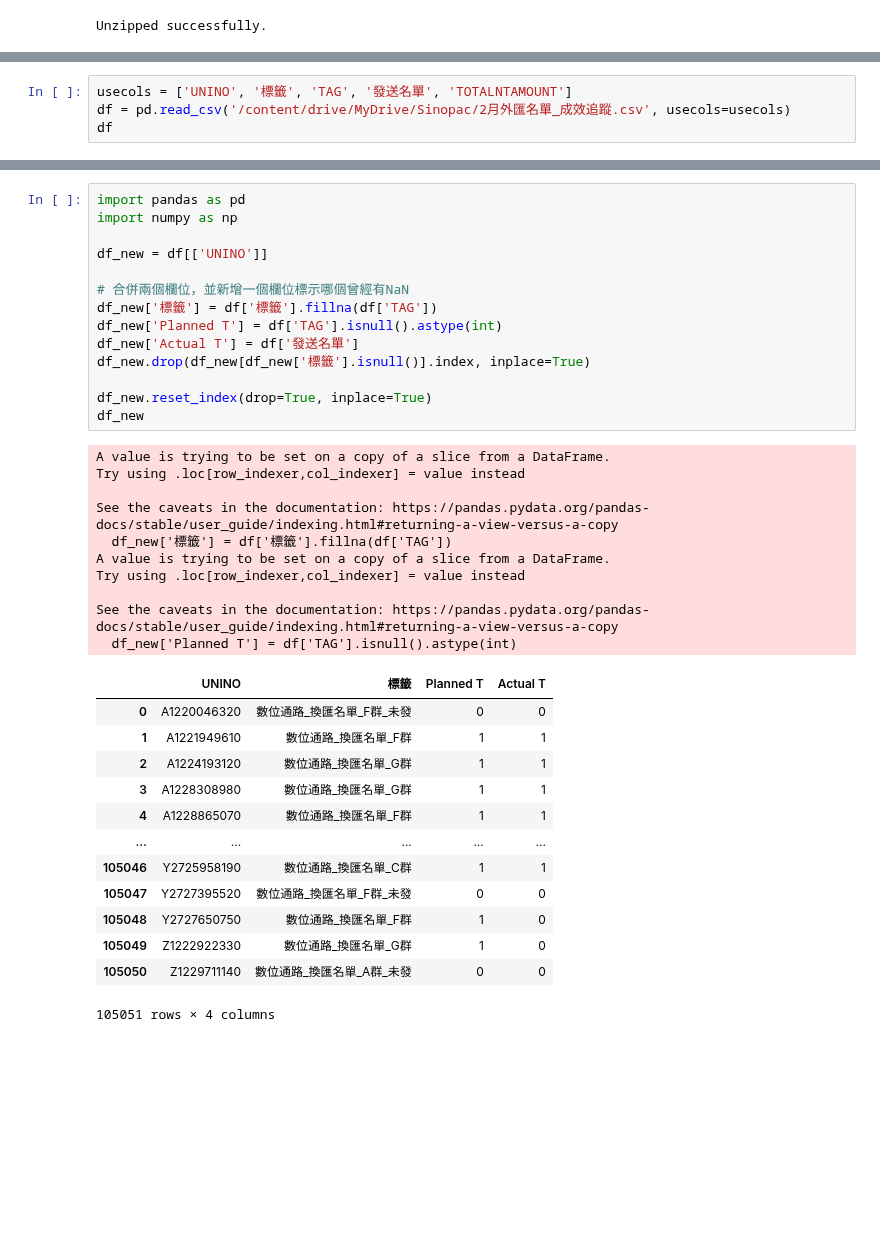
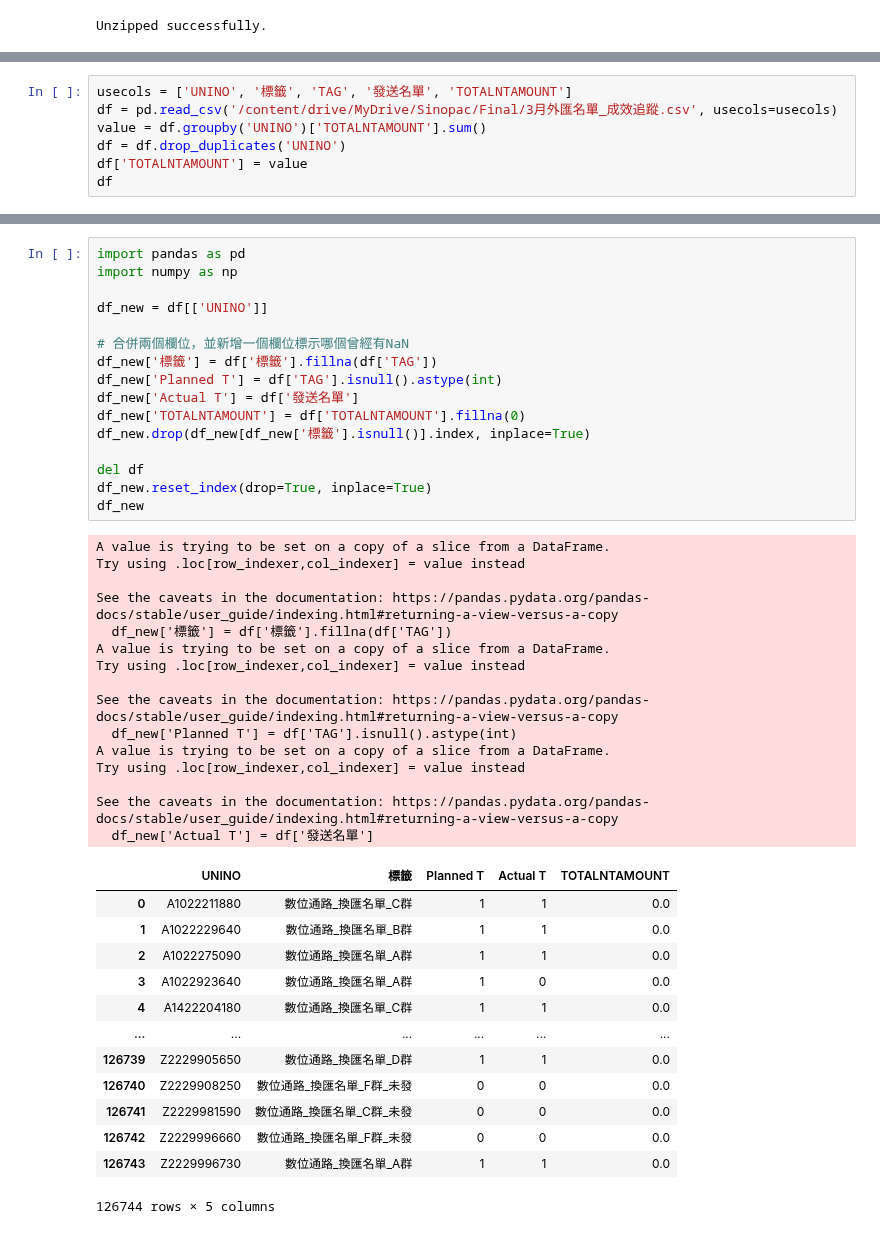
Before and after one commit to sssylvia0/Uplift_Model, a Jupyter notebook: Results.ipynb, the cells around one changed output, grey strips where cells are left out. Saved outputs shown, nothing was run; the diff lists cells and outputs as text; blank space fills up the shorter version.

```diff
--- a/Results.ipynb
+++ b/Results.ipynb
@@ -648,5 +656,8 @@ Concat.to_csv('/content/drive/MyDrive/Sinopac/Results/Final_results.csv', index=
 # %%
 usecols = ['UNINO', '標籤', 'TAG', '發送名單', 'TOTALNTAMOUNT']
-df = pd.read_csv('/content/drive/MyDrive/Sinopac/2月外匯名單_成效追蹤.csv', usecols=usecols)
+df = pd.read_csv('/content/drive/MyDrive/Sinopac/Final/3月外匯名單_成效追蹤.csv', usecols=usecols)
+value = df.groupby('UNINO')['TOTALNTAMOUNT'].sum()
+df = df.drop_duplicates('UNINO')
+df['TOTALNTAMOUNT'] = value
 df
 # %% [output]
@@ -666,41 +677,48 @@ df
 # %%
 import pandas as pd
 import numpy as np
 
 df_new = df[['UNINO']]
 
 # 合併兩個欄位，並新增一個欄位標示哪個曾經有NaN
 df_new['標籤'] = df['標籤'].fillna(df['TAG'])
 df_new['Planned T'] = df['TAG'].isnull().astype(int)
 df_new['Actual T'] = df['發送名單']
+df_new['TOTALNTAMOUNT'] = df['TOTALNTAMOUNT'].fillna(0)
 df_new.drop(df_new[df_new['標籤'].isnull()].index, inplace=True)
 
+del df
 df_new.reset_index(drop=True, inplace=True)
 df_new
 # %% [output]
 A value is trying to be set on a copy of a slice from a DataFrame.
 Try using .loc[row_indexer,col_indexer] = value instead
 
 See the caveats in the documentation: https://pandas.pydata.org/pandas-docs/stable/user_guide/indexing.html#returning-a-view-versus-a-copy
   df_new['標籤'] = df['標籤'].fillna(df['TAG'])
 A value is trying to be set on a copy of a slice from a DataFrame.
 Try using .loc[row_indexer,col_indexer] = value instead
 
 See the caveats in the documentation: https://pandas.pydata.org/pandas-docs/stable/user_guide/indexing.html#returning-a-view-versus-a-copy
   df_new['Planned T'] = df['TAG'].isnull().astype(int)
+A value is trying to be set on a copy of a slice from a DataFrame.
+Try using .loc[row_indexer,col_indexer] = value instead
+
+See the caveats in the documentation: https://pandas.pydata.org/pandas-docs/stable/user_guide/indexing.html#returning-a-view-versus-a-copy
+  df_new['Actual T'] = df['發送名單']
-|  | UNINO | 標籤 | Planned T | Actual T |
-| 0 | A1220046320 | 數位通路_換匯名單_F群_未發 | 0 | 0 |
-| 1 | A1221949610 | 數位通路_換匯名單_F群 | 1 | 1 |
-| 2 | A1224193120 | 數位通路_換匯名單_G群 | 1 | 1 |
-| 3 | A1228308980 | 數位通路_換匯名單_G群 | 1 | 1 |
-| 4 | A1228865070 | 數位通路_換匯名單_F群 | 1 | 1 |
-| ... | ... | ... | ... | ... |
-| 105046 | Y2725958190 | 數位通路_換匯名單_C群 | 1 | 1 |
-| 105047 | Y2727395520 | 數位通路_換匯名單_F群_未發 | 0 | 0 |
-| 105048 | Y2727650750 | 數位通路_換匯名單_F群 | 1 | 0 |
-| 105049 | Z1222922330 | 數位通路_換匯名單_G群 | 1 | 0 |
-| 105050 | Z1229711140 | 數位通路_換匯名單_A群_未發 | 0 | 0 |
+|  | UNINO | 標籤 | Planned T | Actual T | TOTALNTAMOUNT |
+| 0 | A1022211880 | 數位通路_換匯名單_C群 | 1 | 1 | 0.0 |
+| 1 | A1022229640 | 數位通路_換匯名單_B群 | 1 | 1 | 0.0 |
+| 2 | A1022275090 | 數位通路_換匯名單_A群 | 1 | 1 | 0.0 |
+| 3 | A1022923640 | 數位通路_換匯名單_A群 | 1 | 0 | 0.0 |
+| 4 | A1422204180 | 數位通路_換匯名單_C群 | 1 | 1 | 0.0 |
+| ... | ... | ... | ... | ... | ... |
+| 126739 | Z2229905650 | 數位通路_換匯名單_D群 | 1 | 1 | 0.0 |
+| 126740 | Z2229908250 | 數位通路_換匯名單_F群_未發 | 0 | 0 | 0.0 |
+| 126741 | Z2229981590 | 數位通路_換匯名單_C群_未發 | 0 | 0 | 0.0 |
+| 126742 | Z2229996660 | 數位通路_換匯名單_F群_未發 | 0 | 0 | 0.0 |
+| 126743 | Z2229996730 | 數位通路_換匯名單_A群 | 1 | 1 | 0.0 |
-105051 rows × 4 columns
+126744 rows × 5 columns
 # %%
 #標籤, TAG轉換
 # 定義字母到二進制編碼的映射
```
Also changed, not shown: parts of 23 cells of this notebook.
